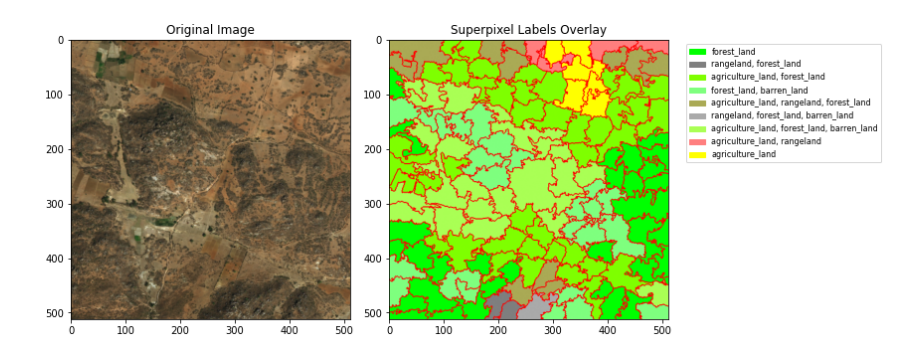
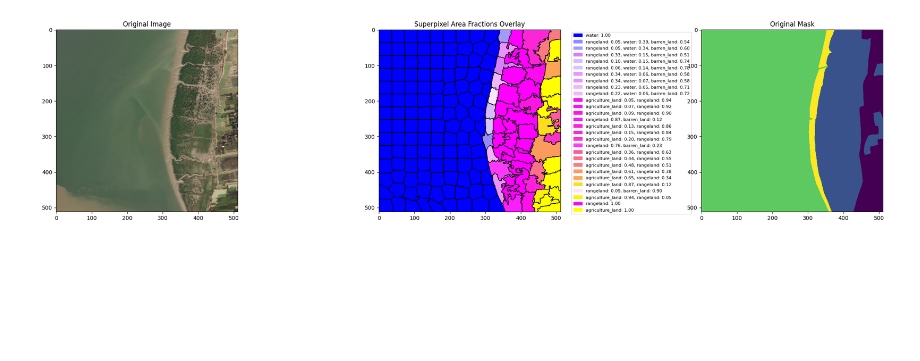
Before and after one commit to alexcojocaru2002/graph-machine-learning, a Jupyter notebook: loader.ipynb, the cells around one changed output. Saved outputs shown, nothing was run; the diff lists cells and outputs as text; code cells hidden in the pictures; blank space fills up the shorter version.

Commit message:
convert labels to areas and add node homophily

```diff
--- a/loader.ipynb
+++ b/loader.ipynb
@@ -106,47 +106,75 @@ plt.show()
 # %%
 labels = np.zeros((n_nodes, n_classes), dtype=np.uint8)
 
+# areas will hold the area (in pixels) of each class within each superpixel
+areas = np.zeros((n_nodes, n_classes), dtype=np.int32)
+
 for i in range(1, n_nodes + 1):
     region_mask = (segments == i)
-    region_classes = np.unique(mask[region_mask])
-    for c in region_classes:
-        labels[i - 1, c] = 1
+    region_classes = mask[region_mask]
+    unique, counts = np.unique(region_classes, return_counts=True)
+    areas[i - 1, unique] = counts
 
+# normalize areas
+region_sizes = areas.sum(axis=1, keepdims=True)
+fractions = np.divide(
+    areas,
+    region_sizes,
+    out=np.zeros_like(areas, dtype=float),
+    where=region_sizes != 0
+)
+
+fractions[fractions < 0.05] = 0.0
+row_sums = fractions.sum(axis=1, keepdims=True)
+fractions = np.divide(
+    fractions,
+    row_sums,
+    out=np.zeros_like(fractions),
+    where=row_sums != 0
+)
+
+fractions = np.floor(fractions * 100) / 100 # round down to 2 decimals
 # Compute colors for superpixels
-sp_colors = np.zeros((n_nodes, 3), dtype=np.uint8)
+sp_colors = np.zeros((n_nodes, 3), dtype=np.float32)
 sp_label_combos = []  # store class names for each superpixel
 for i in range(n_nodes):
-    present_classes = np.where(labels[i] == 1)[0]
-    sp_colors[i] = np.mean([class_rgb_values[c] for c in present_classes], axis=0)
-    sp_label_combos.append([class_names[c] for c in present_classes])
+    present_classes = np.where(fractions[i] > 0)[0]
+    sp_colors[i] = np.sum(
+        np.array(class_rgb_values) * fractions[i, :, None],
+        axis=0
+    )
+    label_names = [f"{class_names[c]}: {fractions[i, c]:.2f}" for c in present_classes]
+    sp_label_combos.append(label_names)
 
 # Create an image where each pixel gets its superpixel color
 color_img = np.zeros_like(img, dtype=np.uint8)
 for i in range(1, n_nodes + 1):
     color_img[segments == i] = sp_colors[i-1]
 
 
 # Plot original image, mask, and superpixel labels
-fig, ax = plt.subplots(1, 2, figsize=(12, 6))
+fig, ax = plt.subplots(1, 3, figsize=(30, 6))
 ax[0].imshow(img)
 ax[0].set_title("Original Image")
 
 ax[1].imshow(segmentation.mark_boundaries(color_img, segments, (0, 0, 0)))
-ax[1].set_title("Superpixel Labels Overlay")
+ax[1].set_title("Superpixel Area Fractions Overlay")
+
+ax[2].imshow(mask)
+ax[2].set_title("Original Mask")
 
 # --- Add legend for superpixel colors ---
 unique_colors, unique_indices = np.unique(sp_colors, axis=0, return_index=True)
 patches = []
 for idx in unique_indices:
     label_colors = sp_colors[idx] / 255
     label_text = ", ".join(sp_label_combos[idx])
     patches.append(mpatches.Patch(color=label_colors, label=label_text))
 
 ax[1].legend(handles=patches, bbox_to_anchor=(1.05, 1), loc='upper left', fontsize=8)
-plt.tight_layout()
 plt.show()
 # %% [output]
-[figure, old version]
+[figure, new version]
 # %%
 rag = graph.rag_mean_color(img, segments)
 edges = np.array(list(rag.edges))
```
Also changed, not shown: parts of 5 cells of this notebook.
